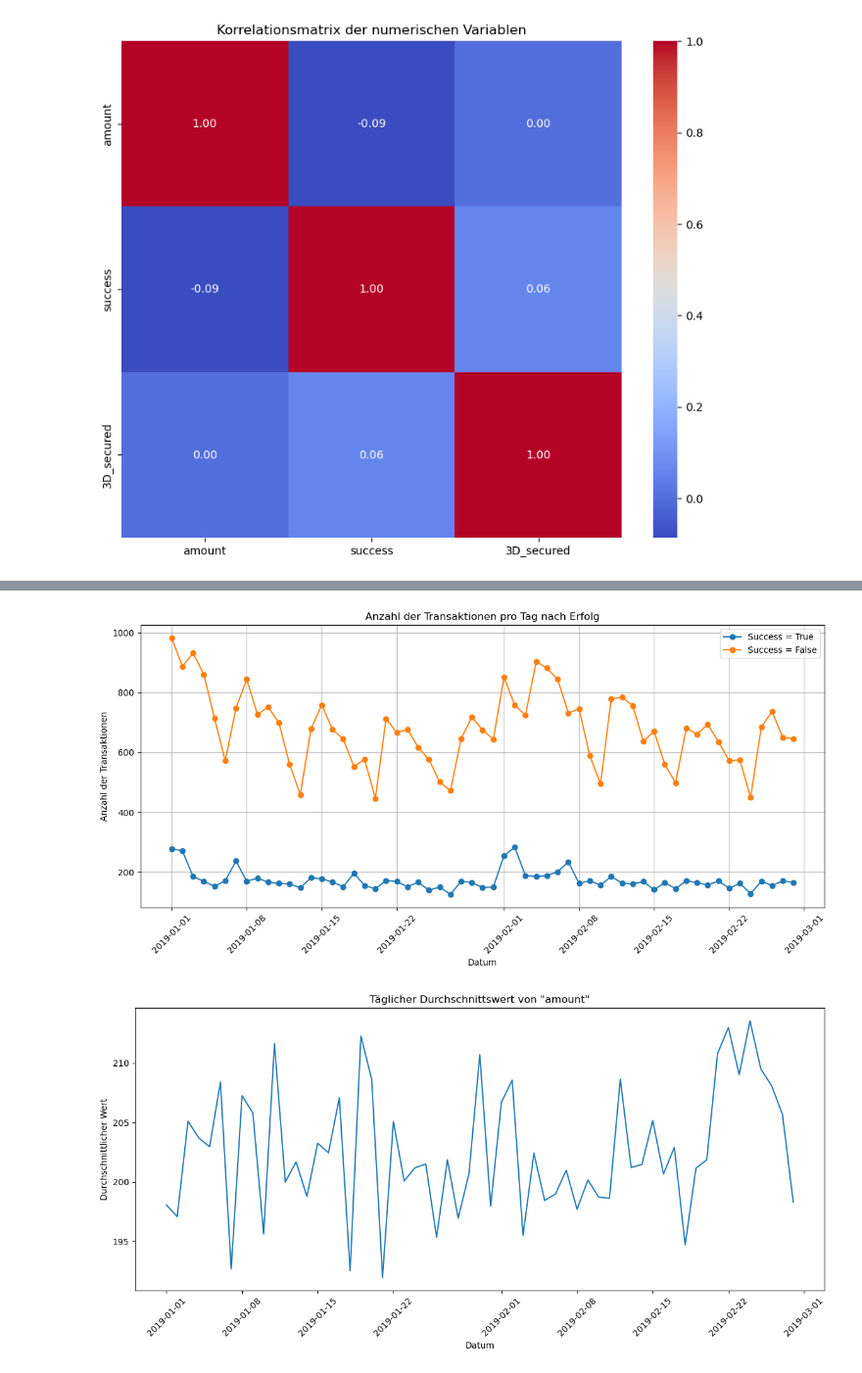
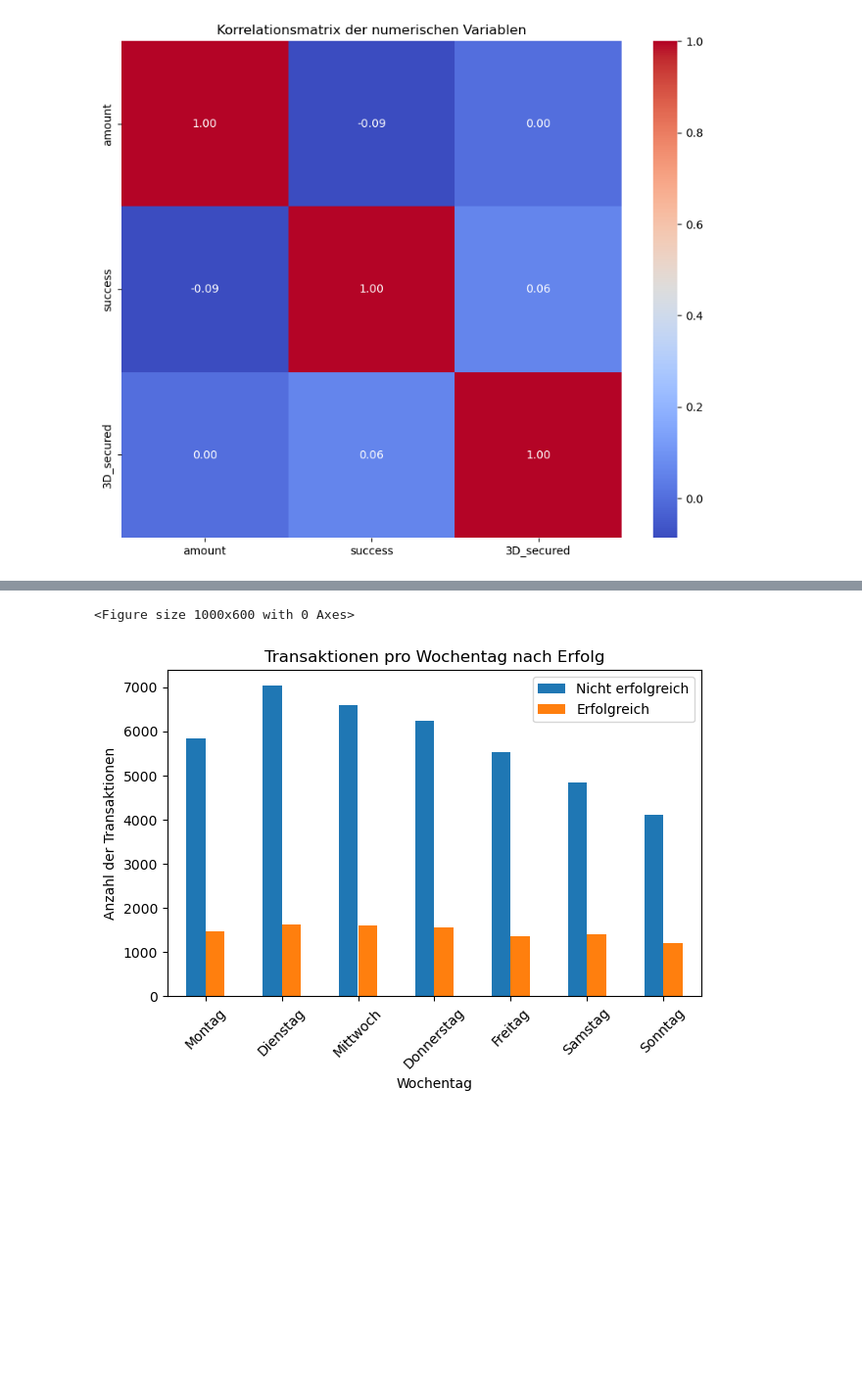
Before and after one commit to miriammantiuk/creditcard_psp, a Jupyter notebook: notebooks/0.01-mm-data-exploration.ipynb, the cells around one changed output, grey strips where cells are left out. Shown: that part at 98% size. Saved outputs shown, nothing was run; the diff lists cells and outputs as text; code cells hidden in the pictures; blank space fills up the shorter version.

```diff
--- a/notebooks/0.01-mm-data-exploration.ipynb
+++ b/notebooks/0.01-mm-data-exploration.ipynb
@@ -1,6 +1,18 @@
 # %%
+import sys
+from pathlib import Path
+project_root = Path().resolve().parent
+sys.path.insert(0, str(project_root))
+
 import pandas as pd
 import numpy as np
 import matplotlib.pyplot as plt
 import seaborn as sns
 from scipy import stats
+
+from creditcard_psp.config import RAW_DATA_DIR
+input_path  = RAW_DATA_DIR / "PSP_Jan_Feb_2019.xlsx"
+from creditcard_psp.dataset import load_transactions
+
+import warnings
+warnings.filterwarnings("ignore")
@@ -7,6 +21,6 @@ from scipy import stats
 # %%
 # XLSX-Datei einlesen
-df = pd.read_excel(r'C:\Users\miria\creditcard_psp\data\raw\PSP_Jan_Feb_2019.xlsx', index_col=0)
+df = load_transactions(input_path)
 
 # Überblick über die Struktur und Datentypen
 print("==== Dataset Info ====")
@@ -136,41 +185,38 @@ plt.show()
 # %%
-# Konvertiere die 'tmsp'-Spalte in ein Datetime-Format:
-df['tmsp'] = pd.to_datetime(df['tmsp'], errors='coerce')
+# Konvertiere die 'date'-Spalte in ein Datetime-Format:
+df['date'] = pd.to_datetime(df['date'], errors='coerce')
 
-# Datum extrahieren
-df['date'] = df['tmsp'].dt.date
+# Wochentag extrahieren (deutsche Namen)
+df['weekday'] = df['date'].dt.dayofweek  # 0=Montag, ..., 6=Sonntag
+weekday_map = {
+    0: 'Montag', 1: 'Dienstag', 2: 'Mittwoch',
+    3: 'Donnerstag', 4: 'Freitag', 5: 'Samstag', 6: 'Sonntag'
+}
+df['weekday_name'] = df['weekday'].map(weekday_map)
 
-# Angenommen, df enthält die Spalten 'date' und 'success'
-# Gruppiere nach 'date' und 'success', zähle die Transaktionen und wandle das Ergebnis um
-daily_counts_success = df.groupby(['date', 'success']).size().unstack(fill_value=0)
+# Gruppieren und Zählen
+counts = (
+    df
+    .groupby(['weekday_name', 'success'])
+    .size()
+    .unstack(fill_value=0)
+    .rename(columns={False: 'Nicht erfolgreich', True: 'Erfolgreich'})
+)
 
-# Plot: Anzahl der Transaktionen pro Tag getrennt nach 'success'
-plt.figure(figsize=(12, 6))
-plt.grid(True)
-plt.plot(daily_counts_success.index, daily_counts_success[1], marker='o', label='Success = True')
-plt.plot(daily_counts_success.index, daily_counts_success[0], marker='o', label='Success = False')
-plt.xlabel('Datum')
+# Reihenfolge sicherstellen
+ordered_days = ['Montag','Dienstag','Mittwoch','Donnerstag','Freitag','Samstag','Sonntag']
+counts = counts.reindex(ordered_days)
+
+# Plotten
+plt.figure(figsize=(10,6))
+counts.plot(kind='bar', stacked=False)
+plt.xlabel('Wochentag')
 plt.ylabel('Anzahl der Transaktionen')
-plt.title('Anzahl der Transaktionen pro Tag nach Erfolg')
+plt.title('Transaktionen pro Wochentag nach Erfolg')
 plt.xticks(rotation=45)
 plt.legend()
 plt.tight_layout()
 plt.show()
-
-
-# Beispiel 2: Falls du weitere zeitbasierte Kennzahlen darstellen möchtest, z. B. Mittelwert einer numerischen Variable
-# Angenommen, es gibt eine numerische Spalte 'value', die aggregiert werden soll:
-if 'amount' in df.columns:
-    daily_mean = df.groupby('date')['amount'].mean()
-
-    plt.figure(figsize=(12, 6))
-    sns.lineplot(x=daily_mean.index, y=daily_mean.values)
-    plt.xlabel('Datum')
-    plt.ylabel('Durchschnittlicher Wert')
-    plt.title('Täglicher Durchschnittswert von "amount"')
-    plt.xticks(rotation=45)
-    plt.tight_layout()
-    plt.show()
 # %% [output]
+<Figure size 1000x600 with 0 Axes>
-[figure, old version]
+[figure, new version]
-[figure, removed]
```
Also changed, not shown: parts of 9 cells of this notebook, 5 other files.
